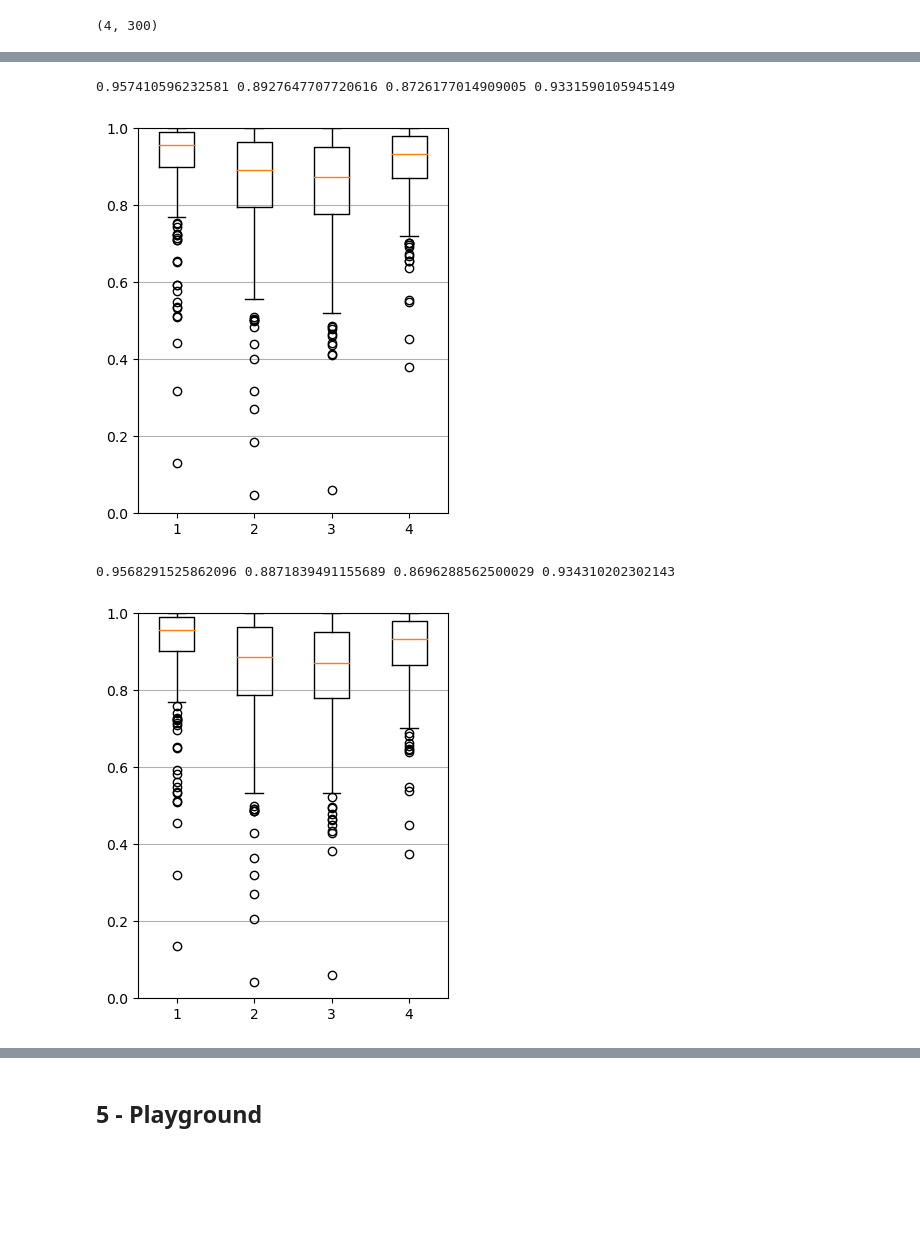
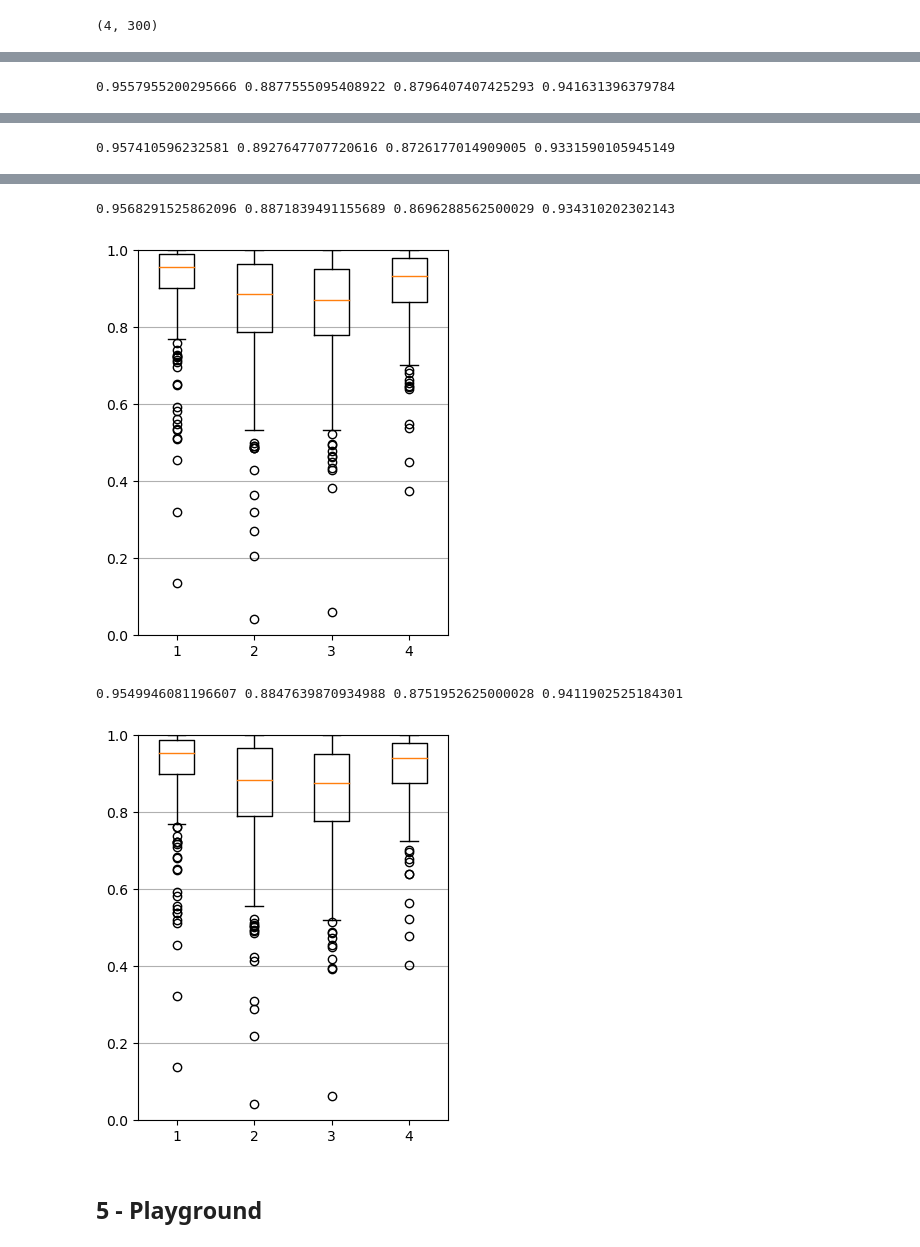
Before and after one commit to Xornotor/VocalAssignment-SSCS, a Jupyter notebook: SSCS_Training.ipynb, the cells around one changed output, grey strips where cells are left out. Saved outputs shown, nothing was run; the diff lists cells and outputs as text; code cells hidden in the pictures; blank space fills up the shorter version.

```diff
--- a/SSCS_Training.ipynb
+++ b/SSCS_Training.ipynb
@@ -162,3 +209,4 @@ def boxplot(f_score_array):
 f_scr1 = np.load("./Evaluation_Data/f-scores_treino1.npy")
 f_scr2 = np.load("./Evaluation_Data/f-scores_treino2_tracked.npy")
 f_scr3 = np.load("./Evaluation_Data/f-scores_treino3_tracked.npy")
+f_scr4 = np.load("./Evaluation_Data/f-scores_treino4_tracked.npy")
@@ -170,10 +213,7 @@ boxplot(f_scr1)
-# %%
-boxplot(f_scr2)
-# %% [output]
-0.957410596232581 0.8927647707720616 0.8726177014909005 0.9331590105945149
-[figure, removed]
-# %%
-boxplot(f_scr3)
-# %% [output]
-0.9568291525862096 0.8871839491155689 0.8696288562500029 0.934310202302143
-[figure, removed]
+# %%
+boxplot(f_scr1)
+boxplot(f_scr2)
+boxplot(f_scr3)
+boxplot(f_scr4)
+# %% [output]
+0.9557955200295666 0.8877555095408922 0.8796407407425293 0.941631396379784
@@ -179,0 +221 @@ boxplot(f_scr3)
+0.957410596232581 0.8927647707720616 0.8726177014909005 0.9331590105945149
@@ -180,3 +223,7 @@ boxplot(f_scr3)
+0.9568291525862096 0.8871839491155689 0.8696288562500029 0.934310202302143
+[figure, added]
+0.9549946081196607 0.8847639870934988 0.8751952625000028 0.9411902525184301
+[figure, added]
 # %% [markdown]
 ## 5 - Playground
 # %%
```
Also changed, not shown: parts of 9 cells of this notebook, 6 other files.
